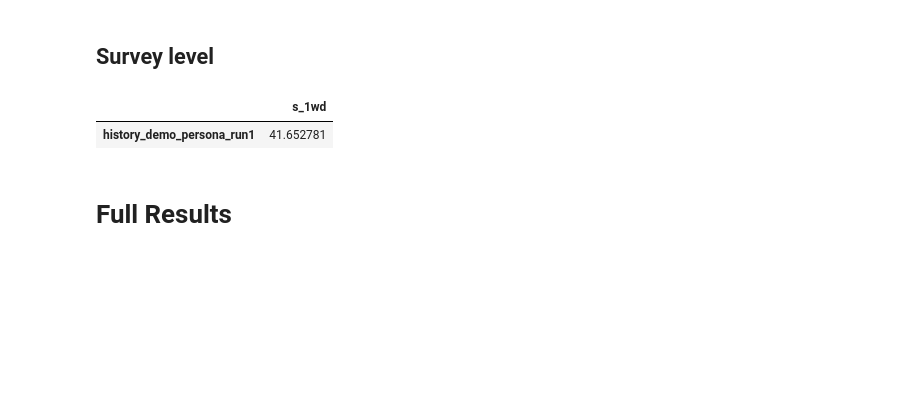
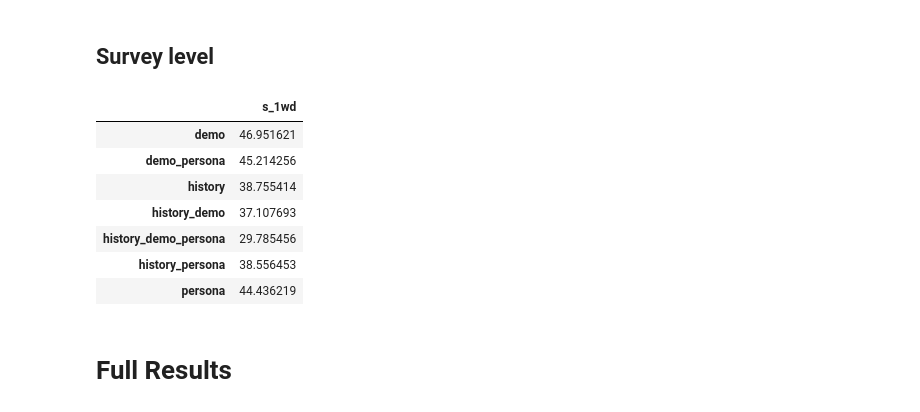
Before and after one commit to liamjxu/pump_code, a Jupyter notebook: pump/experiment/eval.ipynb, the cells around one changed output. Saved outputs shown, nothing was run; the diff lists cells and outputs as text; code cells hidden in the pictures; blank space fills up the shorter version.

```diff
--- a/pump/experiment/eval.ipynb
+++ b/pump/experiment/eval.ipynb
@@ -35,3 +57,17 @@ viz_filename = f"date0826_v10post_midterm_{survey_name}_history_run1.json"
+# %%
+
+survey_name = "American_Trends_Panel_W32"
+
+def skip_exp(filename):
+    # if 'pval' in filename: return True
+    return False
+
+def get_exp(filename):
+    if filename[-5:] == '.json': filename = filename[:-5]
+    exp_elements = [_ for _ in filename.split('_') if _ in ['history', 'demo', 'persona', 'v10']]
+    final = '_'.join(exp_elements)
+    # print(filename, '->', final)
+    return final
 # %% [markdown]
 # Get Accuracy
 # %%
@@ -42,11 +78,9 @@ import numpy as np
 
 res = {}
 for filename in os.listdir(f'opinions_qa/output/{survey_name}/'):
-    if any(_ not in filename for _ in ['v10']):
-        continue
-    # if any(_ in filename for _ in ['fix']):
-    #     continue
-    exp = filename[len(f"date0826_v10post_midterm_{survey_name}_"):-len('.json')]
+    if skip_exp(filename): continue
+    exp = get_exp(filename)
+    # exp = filename
     if exp not in res:
         res[exp] = []
 
@@ -55,6 +89,8 @@ for filename in os.listdir(f'opinions_qa/output/{survey_name}/'):
     # res[exp] += [f"={sum([_['is_correct'] for _ in data])}/{len(data)}", f"{sum([_['is_correct'] for _ in data])/len(data):.4f}"]
     res[exp] += [f"={sum([_['is_correct'] for _ in data])}/{len(data)}", sum([_['is_correct'] for _ in data])/len(data)]
 
+
+print(res)
 df = pd.DataFrame(res)
 df = df[sorted(df.columns)]
 df = df.transpose()
@@ -67,5 +103,5 @@ df = df.transpose()
 
 acc_df = df
 acc_df = acc_df.rename(columns={0: "acc_cnt", 1: "acc"})
-acc_df
+acc_df.sort_values(by='acc', ascending=False)
 # %% [output]
@@ -110,11 +153,12 @@ from collections import Counter
 
 records = {}
 for filename in os.listdir(f'opinions_qa/output/{survey_name}/'):
-    if any(_ not in filename for _ in ['v10']): continue
+    if skip_exp(filename): continue
+
     with open(f"opinions_qa/output/{survey_name}/{filename}", 'r') as f:
         data = json.load(f)
 
-    exp = filename[len(f"date0826_v10post_midterm_{survey_name}_"):-len('.json')]
+    exp = get_exp(filename)
 
     res = []
     for entry in data:
@@ -190,8 +240,10 @@ def get_1wd_from_df(df, ref_ord_mapping):
 # Load the data
 record = {}
 for filename in os.listdir(f'opinions_qa/output/{survey_name}/'):
-    if any(_ not in filename for _ in ['v10']): continue
-    exp = filename[len(f"date0826_v10post_midterm_{survey_name}_"):-len('.json')]
+
+    if skip_exp(filename): continue
+
+    exp = get_exp(filename)
     res = [{"pred": [], "gold": []} for _ in range(5)]
     if exp not in record: record[exp] = []
 
@@ -210,34 +262,40 @@ for filename in os.listdir(f'opinions_qa/output/{survey_name}/'):
     for i in range(5):
         df_pred = pd.Series(res[i]['pred']).value_counts().reset_index()
         df_pred.columns = ['Answer', 'Count']
         df_pred['Type'] = 'Prediction'
         df_pred['Question'] = f'Question {i+1}'
 
         df_gold = pd.Series(res[i]['gold']).value_counts().reset_index()
         df_gold.columns = ['Answer', 'Count']
         df_gold['Type'] = 'Gold'
         df_gold['Question'] = f'Question {i+1}'
 
         dataframes.append(pd.concat([df_pred, df_gold]))
 
     wd = []
     for q_idx, df in enumerate(dataframes):
         key = test_q_keys[q_idx]
         ref_ord_mapping = wd_question_mappings[key]
         wd.append(get_1wd_from_df(df, ref_ord_mapping))
 
     record[exp].append(np.mean(wd) * 100)
 
 s_wd_df = pd.DataFrame(record)
 s_wd_df = s_wd_df[sorted(s_wd_df.columns)].transpose()
 
 # s_wd_df['wd_avg'] = s_wd_df.apply(lambda x: f"{np.mean(x[[0,1,2]]):.2f}", axis=1)
 # s_wd_df['wd_std'] = s_wd_df.apply(lambda x: f"{np.std(x[[0,1,2]]):.2f}", axis=1)
 s_wd_df = s_wd_df.rename(columns={0: 's_1wd'})
 s_wd_df
 # %% [output]
 |  | s_1wd |
-| history_demo_persona_run1 | 41.652781 |
+| demo | 46.951621 |
+| demo_persona | 45.214256 |
+| history | 38.755414 |
+| history_demo | 37.107693 |
+| history_demo_persona | 29.785456 |
+| history_persona | 38.556453 |
+| persona | 44.436219 |
 # %% [markdown]
 # Full Results
 # %%
```
Also changed, not shown: parts of 9 cells of this notebook, 6 other files.
